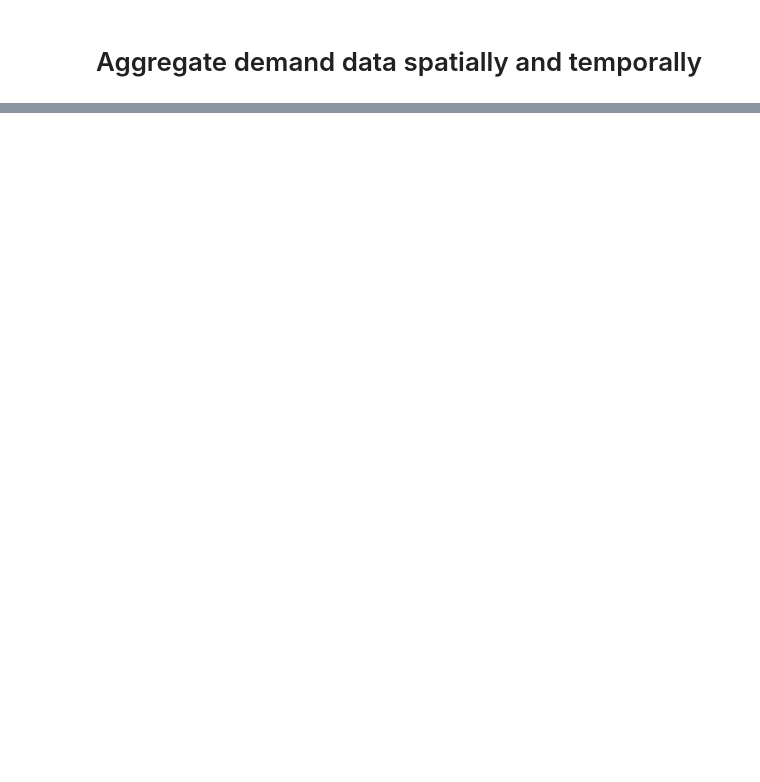
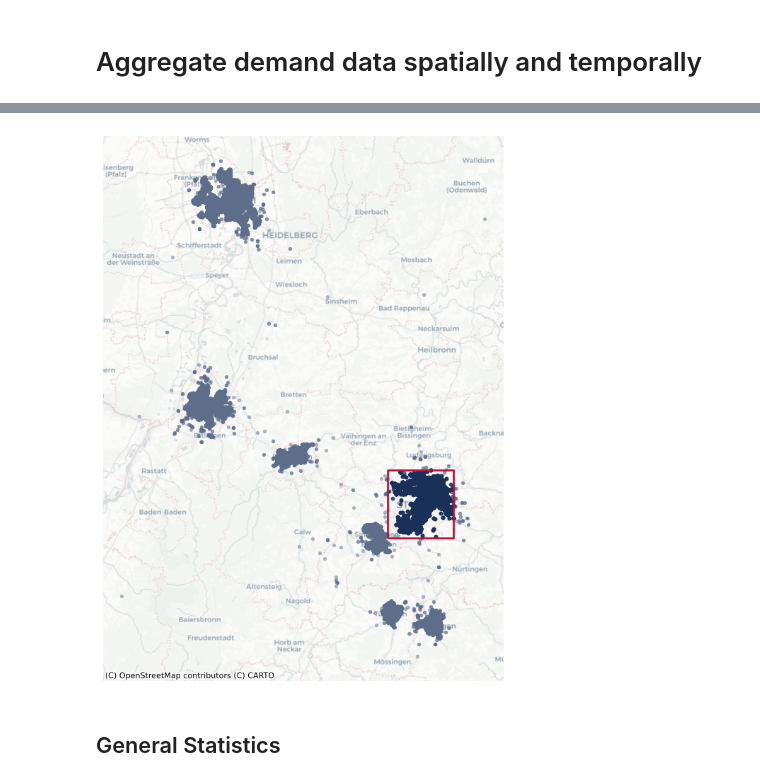
Before and after one commit to rubenRoehner/masterthesis_rebalancing_framework, a Jupyter notebook: data_preprocessing/aggregate_demand_data.ipynb, the cells around one changed output, grey strips where cells are left out. Cells and saved outputs as stored; diff of their text form; code cells hidden in the pictures; blank space fills up the shorter version.

```diff
--- a/data_preprocessing/aggregate_demand_data.ipynb
+++ b/data_preprocessing/aggregate_demand_data.ipynb
@@ -234,0 +314,11 @@ len(voi_pickup_df), len(voi_dropoff_df), len(bolt_pickup_df), len(bolt_dropoff_d
+# %%
+create_map(
+    df_all=voi_input_df,
+    df_filtered=voi_df,
+    bounding_box=STUTTGART_BOUNDS,
+    output_filename="../figures/voi_filtering_subplots.png"
+)
+# %% [output]
+[figure, added]
+# %% [markdown]
+## General Statistics
```
Also changed, not shown: parts of 21 cells of this notebook, 59 other files.
